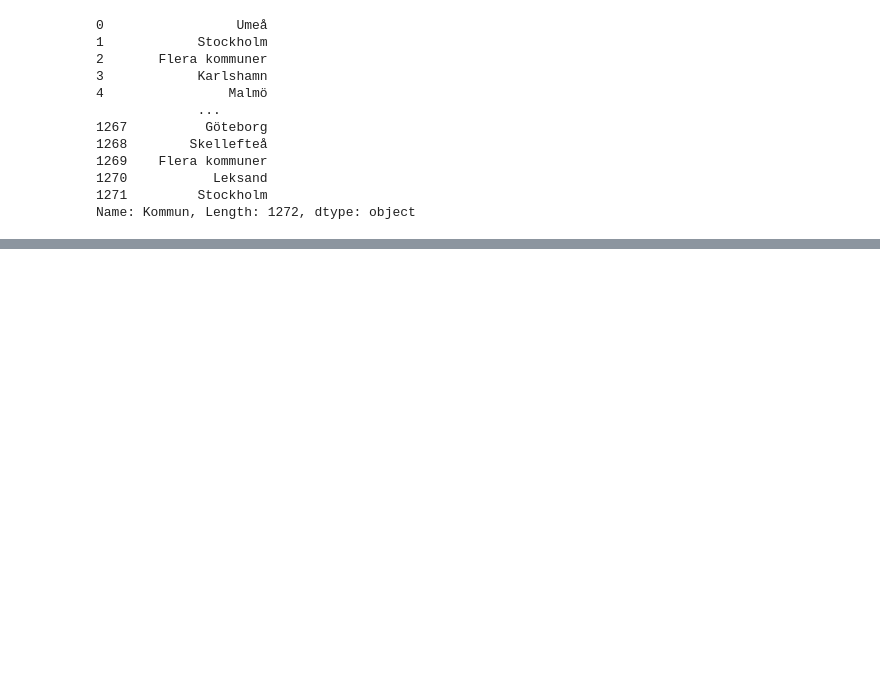
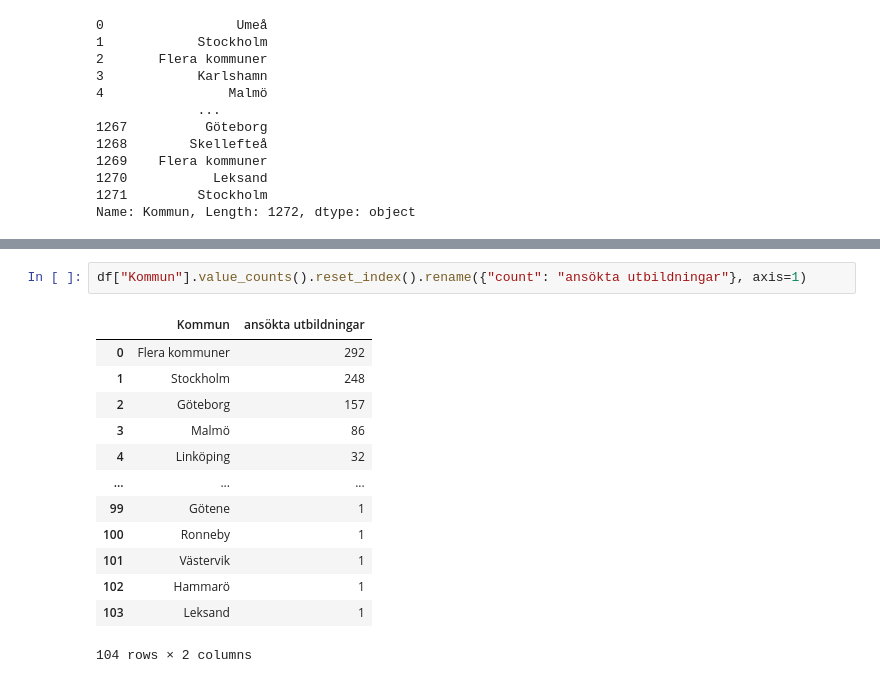
Before and after one commit to Abdulrahmanfahmi/Data_visualization_Abdulrahman_Fahmi_DE24, a Jupyter notebook: code_along/09_taipy_dashboard/explorations/eda.ipynb, the cells around one changed output, grey strips where cells are left out. Saved outputs shown, nothing was run; the diff lists cells and outputs as text; blank space fills up the shorter version.

```diff
--- a/code_along/09_taipy_dashboard/explorations/eda.ipynb
+++ b/code_along/09_taipy_dashboard/explorations/eda.ipynb
@@ -55,0 +71,16 @@ Name: Kommun, Length: 1272, dtype: object>
+# %%
+df["Kommun"].value_counts().reset_index().rename({"count": "ansökta utbildningar"}, axis=1)
+# %% [output]
+|  | Kommun | ansökta utbildningar |
+| 0 | Flera kommuner | 292 |
+| 1 | Stockholm | 248 |
+| 2 | Göteborg | 157 |
+| 3 | Malmö | 86 |
+| 4 | Linköping | 32 |
+| ... | ... | ... |
+| 99 | Götene | 1 |
+| 100 | Ronneby | 1 |
+| 101 | Västervik | 1 |
+| 102 | Hammarö | 1 |
+| 103 | Leksand | 1 |
+104 rows × 2 columns
```
Also changed, not shown: parts of 14 cells of this notebook, 2 other files.
